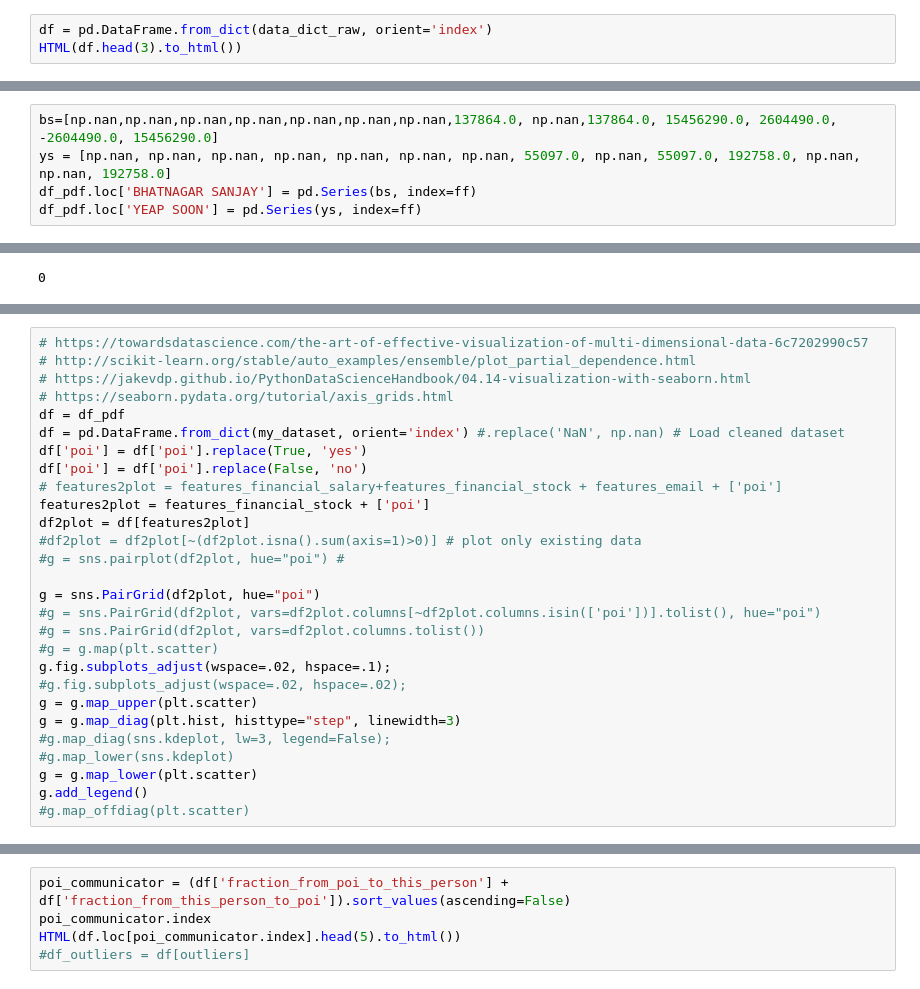
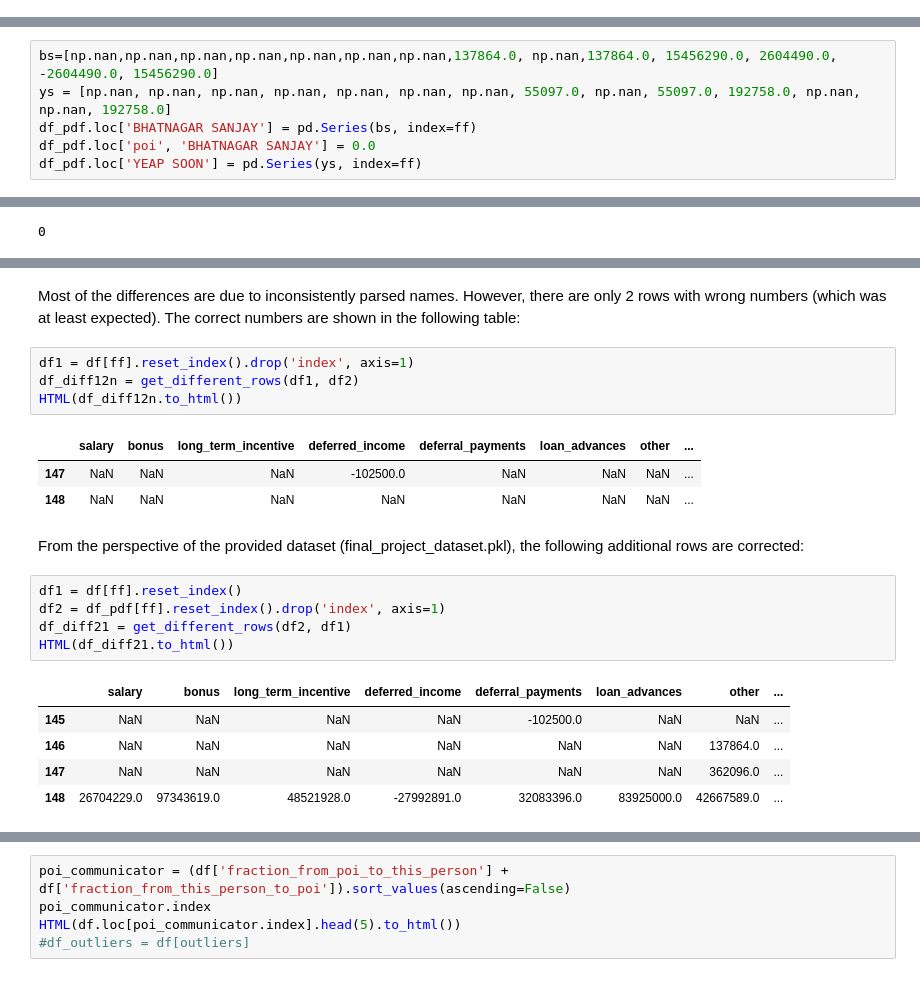
Before and after one commit to joewa/ud120-projects, a Jupyter notebook: final_project/final_project.ipynb, the cells around one changed output, grey strips where cells are left out. Cells and saved outputs as stored; diff of their text form.

```diff
--- a/final_project/final_project.ipynb
+++ b/final_project/final_project.ipynb
@@ -36,6 +47,3 @@ exec(open("poi_id.py").read())
 ## Overview of the Dataset and Removal of Outliers
 The job of every good Data Analysts starts by understanding the task and the provided datasets.
 This is a sample of the dataset in the form of a (Pandas-)table to illustrate the structure of the dataset.
-# %%
-df = pd.DataFrame.from_dict(data_dict_raw, orient='index')
-HTML(df.head(3).to_html())
@@ -285,6 +287,7 @@ ff = features_financial_salary+features_financial_salary_total + features_financ
 bs=[np.nan,np.nan,np.nan,np.nan,np.nan,np.nan,np.nan,137864.0, np.nan,137864.0, 15456290.0, 2604490.0, -2604490.0, 15456290.0]
 ys = [np.nan, np.nan, np.nan, np.nan, np.nan, np.nan, np.nan, 55097.0, np.nan, 55097.0, 192758.0, np.nan, np.nan, 192758.0]
 df_pdf.loc['BHATNAGAR SANJAY'] = pd.Series(bs, index=ff)
+df_pdf.loc['poi', 'BHATNAGAR SANJAY'] = 0.0
 df_pdf.loc['YEAP SOON'] = pd.Series(ys, index=ff)
 # %%
 df_salary_wrong_checksum_pdf = checksum_df(df_pdf, features_financial_salary, features_financial_salary_total)
@@ -429,28 +303,0 @@ A lot of values are unknown/missing. Before the data is fed into the machine lea
-# %%
-# https://towardsdatascience.com/the-art-of-effective-visualization-of-multi-dimensional-data-6c7202990c57
-# http://scikit-learn.org/stable/auto_examples/ensemble/plot_partial_dependence.html
-# https://jakevdp.github.io/PythonDataScienceHandbook/04.14-visualization-with-seaborn.html
-# https://seaborn.pydata.org/tutorial/axis_grids.html
-df = df_pdf
-df = pd.DataFrame.from_dict(my_dataset, orient='index') #.replace('NaN', np.nan) # Load cleaned dataset
-df['poi'] = df['poi'].replace(True, 'yes')
-df['poi'] = df['poi'].replace(False, 'no')
-# features2plot = features_financial_salary+features_financial_stock + features_email + ['poi']
-features2plot = features_financial_stock + ['poi']
-df2plot = df[features2plot]
-#df2plot = df2plot[~(df2plot.isna().sum(axis=1)>0)] # plot only existing data
-#g = sns.pairplot(df2plot, hue="poi") #
-
-g = sns.PairGrid(df2plot, hue="poi")
-#g = sns.PairGrid(df2plot, vars=df2plot.columns[~df2plot.columns.isin(['poi'])].tolist(), hue="poi")
-#g = sns.PairGrid(df2plot, vars=df2plot.columns.tolist())
-#g = g.map(plt.scatter)
-g.fig.subplots_adjust(wspace=.02, hspace=.1);
-#g.fig.subplots_adjust(wspace=.02, hspace=.02);
-g = g.map_upper(plt.scatter)
-g = g.map_diag(plt.hist, histtype="step", linewidth=3)
-#g.map_diag(sns.kdeplot, lw=3, legend=False);
-#g.map_lower(sns.kdeplot)
-g = g.map_lower(plt.scatter)
-g.add_legend()
-#g.map_offdiag(plt.scatter)
@@ -461,0 +332,23 @@ Apparently, there are positive and negative values in the dataset, which is not
+# %% [markdown]
+Most of the differences are due to inconsistently parsed names. However, there are only 2 rows with wrong numbers (which was at least expected). The correct numbers are shown in the following table:
+# %%
+df1 = df[ff].reset_index().drop('index', axis=1)
+df_diff12n = get_different_rows(df1, df2)
+HTML(df_diff12n.to_html())
+# %% [output]
+|  | salary | bonus | long_term_incentive | deferred_income | deferral_payments | loan_advances | other | ... |
+| 147 | NaN | NaN | NaN | -102500.0 | NaN | NaN | NaN | ... |
+| 148 | NaN | NaN | NaN | NaN | NaN | NaN | NaN | ... |
+# %% [markdown]
+From the perspective of the provided dataset (final_project_dataset.pkl), the following additional rows are corrected:
+# %%
+df1 = df[ff].reset_index()
+df2 = df_pdf[ff].reset_index().drop('index', axis=1)
+df_diff21 = get_different_rows(df2, df1)
+HTML(df_diff21.to_html())
+# %% [output]
+|  | salary | bonus | long_term_incentive | deferred_income | deferral_payments | loan_advances | other | ... |
+| 145 | NaN | NaN | NaN | NaN | -102500.0 | NaN | NaN | ... |
+| 146 | NaN | NaN | NaN | NaN | NaN | NaN | 137864.0 | ... |
+| 147 | NaN | NaN | NaN | NaN | NaN | NaN | 362096.0 | ... |
+| 148 | 26704229.0 | 97343619.0 | 48521928.0 | -27992891.0 | 32083396.0 | 83925000.0 | 42667589.0 | ... |
```
Also changed, not shown: parts of 58 cells of this notebook, 8 other files.
